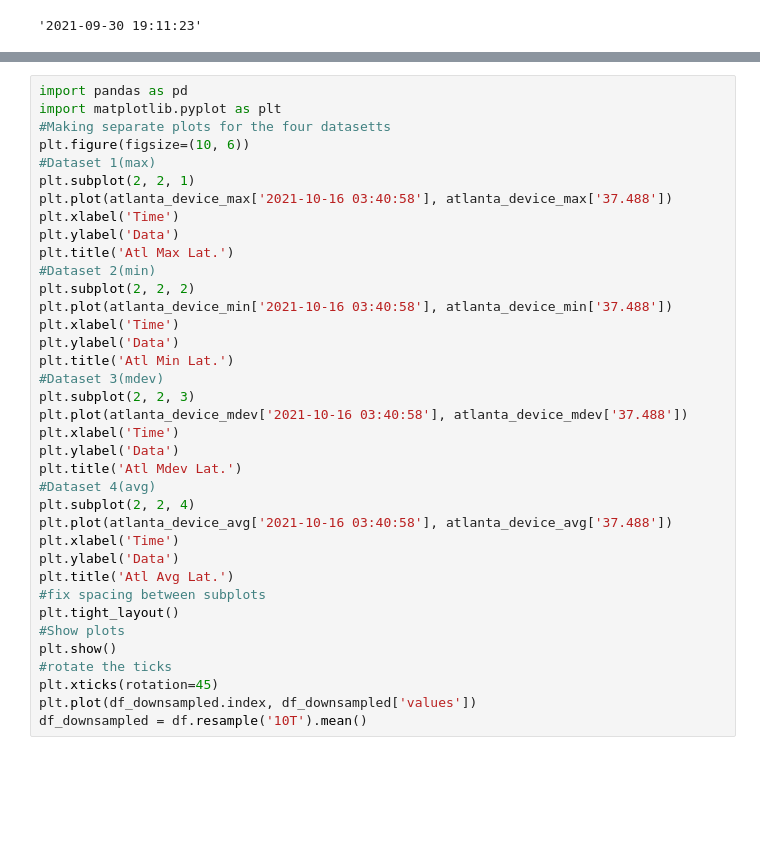
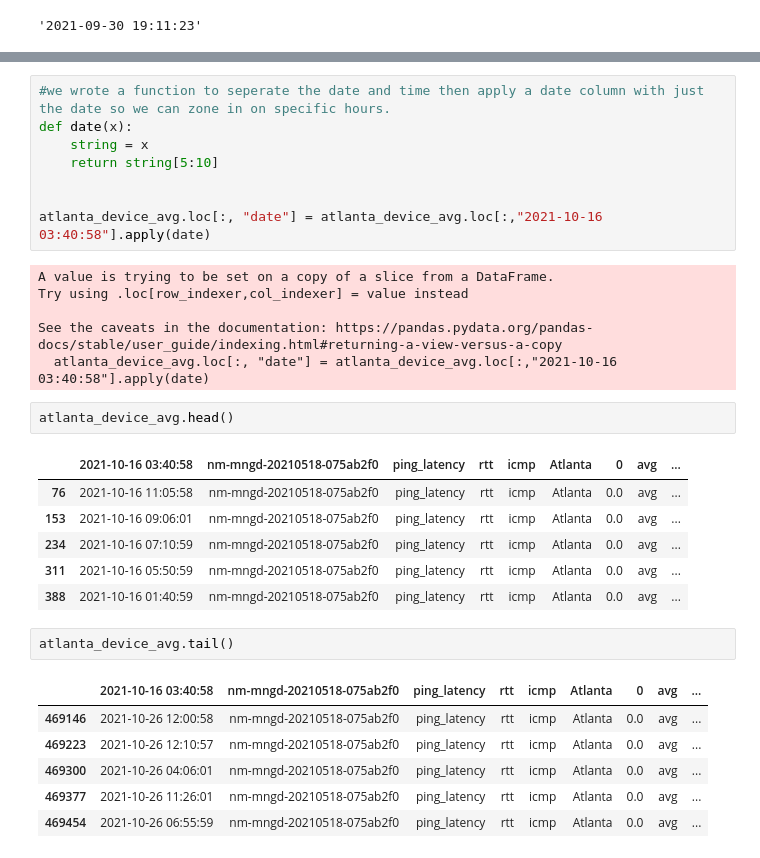
Before and after one commit to internet-equity/netrics-data, a Jupyter notebook: code/SingledeviceRC.ipynb, the cells around one changed output, grey strips where cells are left out. Saved outputs shown, nothing was run; the diff lists cells and outputs as text; blank space fills up the shorter version.

```diff
--- a/code/SingledeviceRC.ipynb
+++ b/code/SingledeviceRC.ipynb
@@ -158,37 +146,32 @@ plt.xticks(rotation=45)
 # %%
-import pandas as pd
-import matplotlib.pyplot as plt
-#Making separate plots for the four datasetts
-plt.figure(figsize=(10, 6))
-#Dataset 1(max)
-plt.subplot(2, 2, 1)
-plt.plot(atlanta_device_max['2021-10-16 03:40:58'], atlanta_device_max['37.488'])
-plt.xlabel('Time')
-plt.ylabel('Data')
-plt.title('Atl Max Lat.')
-#Dataset 2(min)
-plt.subplot(2, 2, 2)
-plt.plot(atlanta_device_min['2021-10-16 03:40:58'], atlanta_device_min['37.488'])
-plt.xlabel('Time')
-plt.ylabel('Data')
-plt.title('Atl Min Lat.')
-#Dataset 3(mdev)
-plt.subplot(2, 2, 3)
-plt.plot(atlanta_device_mdev['2021-10-16 03:40:58'], atlanta_device_mdev['37.488'])
-plt.xlabel('Time')
-plt.ylabel('Data')
-plt.title('Atl Mdev Lat.')
-#Dataset 4(avg)
-plt.subplot(2, 2, 4)
-plt.plot(atlanta_device_avg['2021-10-16 03:40:58'], atlanta_device_avg['37.488'])
-plt.xlabel('Time')
-plt.ylabel('Data')
-plt.title('Atl Avg Lat.')
-#fix spacing between subplots
-plt.tight_layout()
-#Show plots
-plt.show()
-#rotate the ticks
-plt.xticks(rotation=45)
-plt.plot(df_downsampled.index, df_downsampled['values'])
-df_downsampled = df.resample('10T').mean()
+#we wrote a function to seperate the date and time then apply a date column with just the date so we can zone in on specific hours.
+def date(x):
+    string = x
+    return string[5:10]
+
+
+atlanta_device_avg.loc[:, "date"] = atlanta_device_avg.loc[:,"2021-10-16 03:40:58"].apply(date)
+# %% [output]
+A value is trying to be set on a copy of a slice from a DataFrame.
+Try using .loc[row_indexer,col_indexer] = value instead
+
+See the caveats in the documentation: https://pandas.pydata.org/pandas-docs/stable/user_guide/indexing.html#returning-a-view-versus-a-copy
+  atlanta_device_avg.loc[:, "date"] = atlanta_device_avg.loc[:,"2021-10-16 03:40:58"].apply(date)
+# %%
+atlanta_device_avg.head()
+# %% [output]
+|  | 2021-10-16 03:40:58 | nm-mngd-20210518-075ab2f0 | ping_latency | rtt | icmp | Atlanta | 0 | avg | ... |
+| 76 | 2021-10-16 11:05:58 | nm-mngd-20210518-075ab2f0 | ping_latency | rtt | icmp | Atlanta | 0.0 | avg | ... |
+| 153 | 2021-10-16 09:06:01 | nm-mngd-20210518-075ab2f0 | ping_latency | rtt | icmp | Atlanta | 0.0 | avg | ... |
+| 234 | 2021-10-16 07:10:59 | nm-mngd-20210518-075ab2f0 | ping_latency | rtt | icmp | Atlanta | 0.0 | avg | ... |
+| 311 | 2021-10-16 05:50:59 | nm-mngd-20210518-075ab2f0 | ping_latency | rtt | icmp | Atlanta | 0.0 | avg | ... |
+| 388 | 2021-10-16 01:40:59 | nm-mngd-20210518-075ab2f0 | ping_latency | rtt | icmp | Atlanta | 0.0 | avg | ... |
+# %%
+atlanta_device_avg.tail()
+# %% [output]
+|  | 2021-10-16 03:40:58 | nm-mngd-20210518-075ab2f0 | ping_latency | rtt | icmp | Atlanta | 0 | avg | ... |
+| 469146 | 2021-10-26 12:00:58 | nm-mngd-20210518-075ab2f0 | ping_latency | rtt | icmp | Atlanta | 0.0 | avg | ... |
+| 469223 | 2021-10-26 12:10:57 | nm-mngd-20210518-075ab2f0 | ping_latency | rtt | icmp | Atlanta | 0.0 | avg | ... |
+| 469300 | 2021-10-26 04:06:01 | nm-mngd-20210518-075ab2f0 | ping_latency | rtt | icmp | Atlanta | 0.0 | avg | ... |
+| 469377 | 2021-10-26 11:26:01 | nm-mngd-20210518-075ab2f0 | ping_latency | rtt | icmp | Atlanta | 0.0 | avg | ... |
+| 469454 | 2021-10-26 06:55:59 | nm-mngd-20210518-075ab2f0 | ping_latency | rtt | icmp | Atlanta | 0.0 | avg | ... |
```
Also changed, not shown: parts of 5 cells of this notebook.
